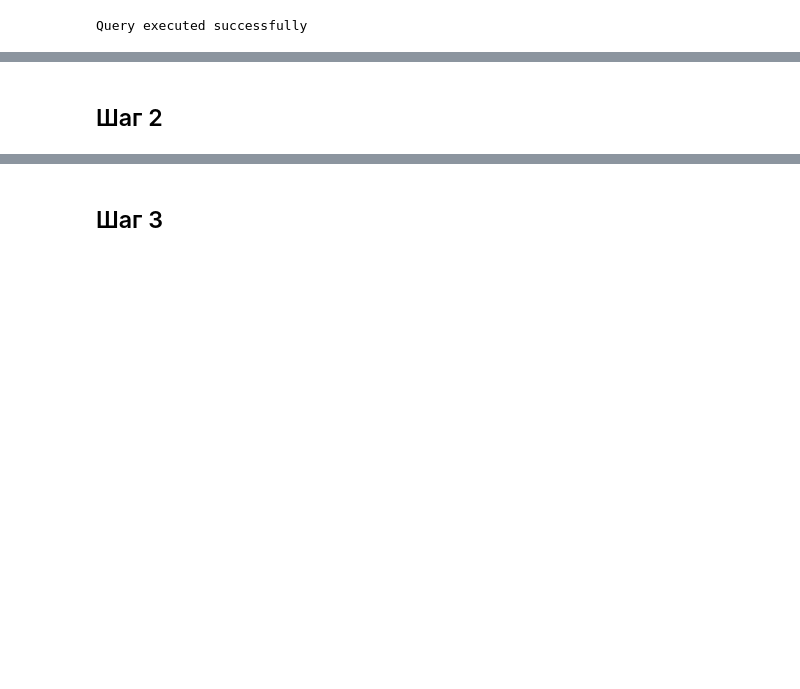
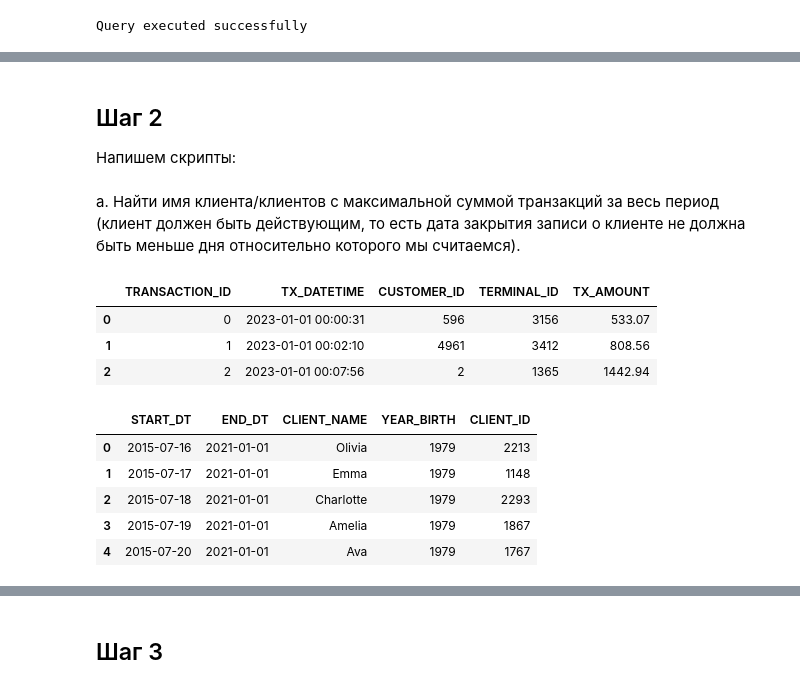
Before and after one commit to esvesv/Storage_systems, a Jupyter notebook: HW_3/Untitled.ipynb, the cells around one changed output, grey strips where cells are left out. Saved outputs shown, nothing was run; the diff lists cells and outputs as text; code cells hidden in the pictures; blank space fills up the shorter version.

```diff
--- a/HW_3/Untitled.ipynb
+++ b/HW_3/Untitled.ipynb
@@ -138,2 +238,21 @@ connection.close()
 # %% [markdown]
 ## Шаг 2
+Напишем скрипты:
+# %% [markdown]
+a. Найти имя клиента/клиентов с максимальной суммой транзакций за весь период (клиент должен быть действующим, то есть дата закрытия записи о клиенте не должна быть меньше дня относительно которого мы считаемся).
+# %%
+transaction_bd.head(3)
+# %% [output]
+|  | TRANSACTION_ID | TX_DATETIME | CUSTOMER_ID | TERMINAL_ID | TX_AMOUNT |
+| 0 | 0 | 2023-01-01 00:00:31 | 596 | 3156 | 533.07 |
+| 1 | 1 | 2023-01-01 00:02:10 | 4961 | 3412 | 808.56 |
+| 2 | 2 | 2023-01-01 00:07:56 | 2 | 1365 | 1442.94 |
+# %%
+customer_bd.head()
+# %% [output]
+|  | START_DT | END_DT | CLIENT_NAME | YEAR_BIRTH | CLIENT_ID |
+| 0 | 2015-07-16 | 2021-01-01 | Olivia | 1979 | 2213 |
+| 1 | 2015-07-17 | 2021-01-01 | Emma | 1979 | 1148 |
+| 2 | 2015-07-18 | 2021-01-01 | Charlotte | 1979 | 2293 |
+| 3 | 2015-07-19 | 2021-01-01 | Amelia | 1979 | 1867 |
+| 4 | 2015-07-20 | 2021-01-01 | Ava | 1979 | 1767 |
```
Also changed, not shown: parts of 32 cells of this notebook, 1 other file.
